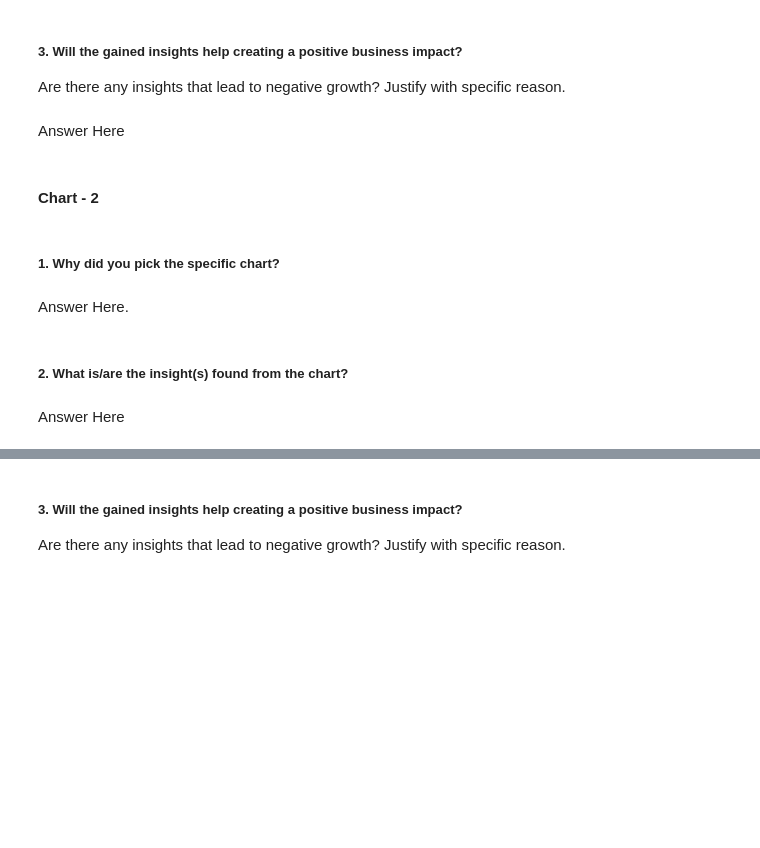
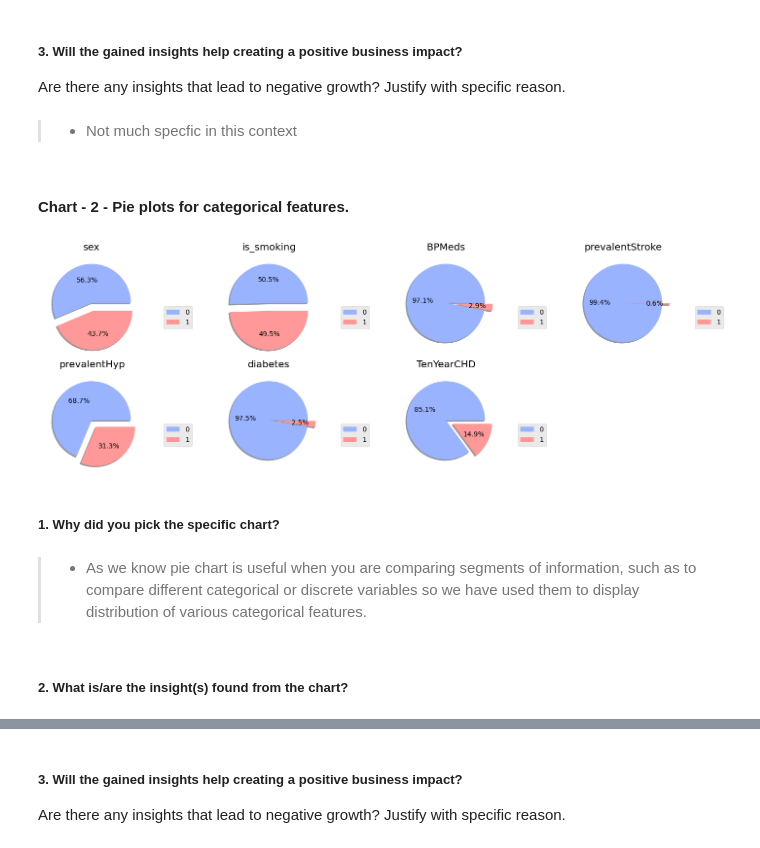
Before and after one commit to ashish-mali/Classification-Cardiovascular-Risk-Prediction, a Jupyter notebook: Cardiovascular_Risk_Prediction_Capstone_Project.ipynb, the cells around one changed output, grey strips where cells are left out. Saved outputs shown, nothing was run; the diff lists cells and outputs as text; code cells hidden in the pictures; blank space fills up the shorter version.

```diff
--- a/Cardiovascular_Risk_Prediction_Capstone_Project.ipynb
+++ b/Cardiovascular_Risk_Prediction_Capstone_Project.ipynb
@@ -953,7 +1026,7 @@ Answer Here
 # %% [markdown]
 ##### 3. Will the gained insights help creating a positive business impact?
 Are there any insights that lead to negative growth? Justify with specific reason.
-# %% [markdown]
-Answer Here
+# %% [markdown]
+>* Not much specfic in this context
 # %% [markdown]
-#### Chart - 2
+#### Chart - 2 - Pie plots for categorical features.
@@ -962,8 +1033,23 @@ Answer Here
+# %%
+# Chart - 2 visualization code
+# Setting up basic size
+plt.figure(figsize=(18, 12))
+labels = '0', '1'
+colors = ['#99b3ff', '#ff9999']
+explode = [0, 0.2]
+
+for i, j in enumerate(categoric_features[1:]):
+    plt.subplot(4, 4, i+1)
+    plt.pie(df[j].value_counts(), explode=explode, colors=colors, autopct='%1.1f%%', shadow=True)
+    plt.legend(labels, loc='best', bbox_to_anchor=(1.2, 0.5))
+    plt.title(j)
+
+plt.show()
+# %% [output]
+[figure, added]
 # %% [markdown]
 ##### 1. Why did you pick the specific chart?
-# %% [markdown]
-Answer Here.
+# %% [markdown]
+>* As we know pie chart is useful when you are comparing segments of information, such as to compare different categorical or discrete variables so we have used them to display distribution of various categorical features.
 # %% [markdown]
 ##### 2. What is/are the insight(s) found from the chart?
-# %% [markdown]
-Answer Here
```
Also changed, not shown: parts of 33 cells of this notebook.
